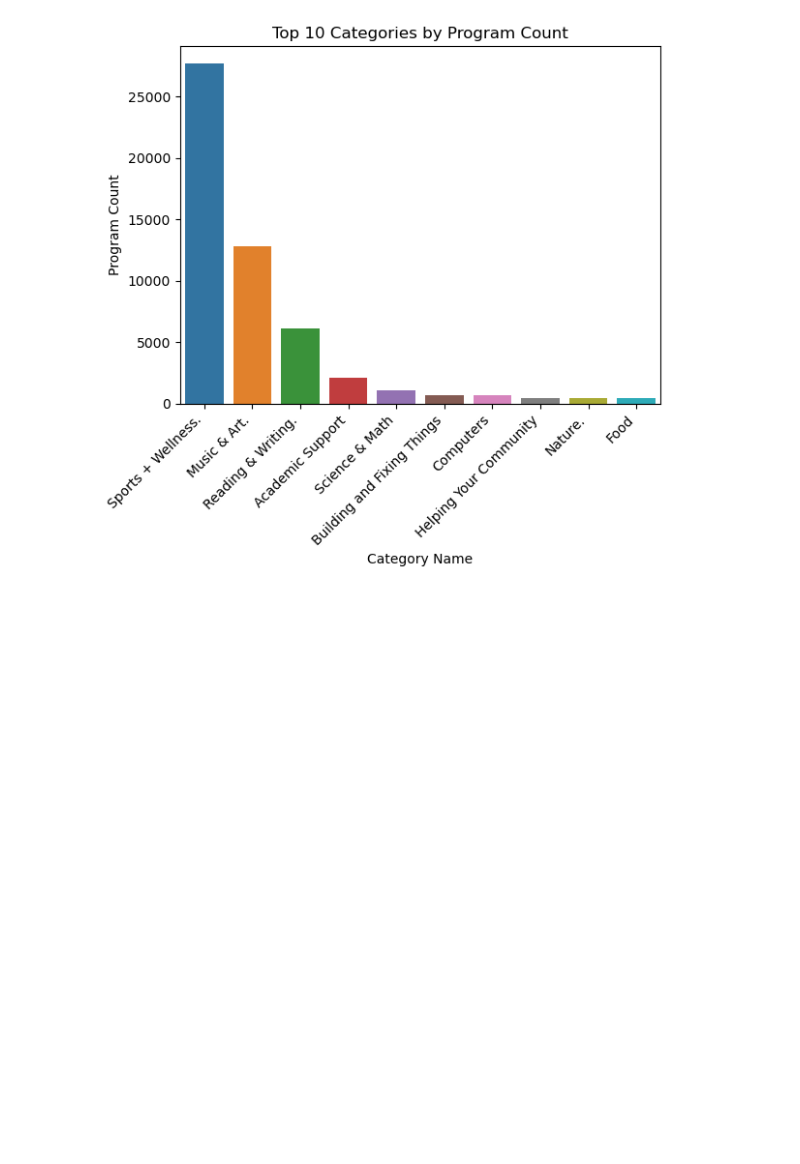
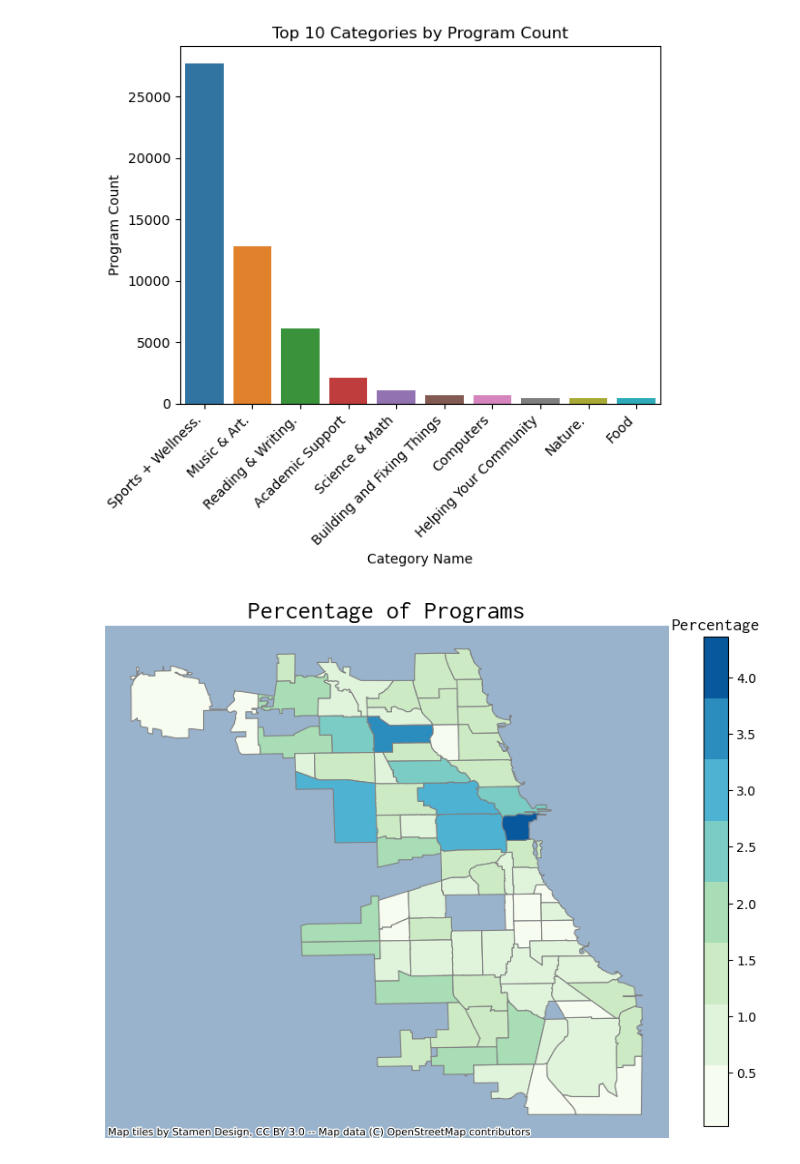
Before and after one commit to ishasharma2/stat390, a Jupyter notebook: eda.ipynb, the cells around one changed output. Drawn from its saved outputs; the diff is of its cells as text; code cells hidden in the pictures; blank space fills up the shorter version.

```diff
--- a/eda.ipynb
+++ b/eda.ipynb
@@ -167,35 +169,42 @@ plt.show()
 # %%
 # Read in the Chicago community area shapefile
 url = 'https://data.cityofchicago.org/api/geospatial/cauq-8yn6?method=export&format=GeoJSON'
-with urllib.request.urlopen(url) as url:
-    data = json.loads(url.read().decode())
-chicago = gpd.GeoDataFrame.from_features(data, crs='EPSG:4326')
+chicago = gpd.read_file(url)
 
-# Create a DataFrame with the count of unique program names in each geographic cluster
+# Calculate the percentage of programs in each community area
 total_programs = clean_data['Program Name'].nunique()
 program_counts = (clean_data.groupby('Geographic Cluster Name')['Program Name']
                   .nunique()
                   .reset_index(name='count')
                   .assign(percentage=lambda x: (x['count'] / total_programs) * 100))
-
-# Merge program_counts with chicago
 merged = chicago.merge(program_counts, left_on='community', right_on='Geographic Cluster Name')
 
-# Create a choropleth map
-m = folium.Map(location=[41.8781, -87.6298], zoom_start=10)
-folium.Choropleth(
-    geo_data=merged.to_json(),
-    name='choropleth',
-    data=merged,
-    columns=['community', 'percentage'],
-    key_on='feature.properties.community',
-    fill_color='YlGnBu',
-    fill_opacity=0.7,
-    line_opacity=0.2,
-    legend_name='Percentage of Programs'
-).add_to(m)
+# Create a custom colormap
+cmap = ListedColormap(['#f7fcf0', '#e0f3db', '#ccebc5', '#a8ddb5', '#7bccc4', '#4eb3d3', '#2b8cbe', '#08589e'])
 
-folium.LayerControl().add_to(m)
+font = {'family': 'Inconsolata',
+        'color':  'black',
+        'weight': 'normal',
+        'size': 20}
 
-m.save('map.html')
+# Create the plot
+fig, ax = plt.subplots(figsize=(10, 10))
+merged.plot(column='percentage', cmap=cmap, linewidth=0.8, edgecolor='gray', ax=ax)
+ax.set_title('Percentage of Programs', fontdict=font)
+ax.axis('off')
+
+# Add a legend
+sm = plt.cm.ScalarMappable(cmap=cmap, norm=plt.Normalize(vmin=merged['percentage'].min(), vmax=merged['percentage'].max()))
+sm._A = []
+cbar = fig.colorbar(sm, orientation='vertical', shrink=0.7)
+cbar.ax.set_title('Percentage', fontdict=font)
+cbar.ax.title.set_fontsize(14)
+
+# Add basemap tiles from OpenStreetMap
+ctx.add_basemap(ax)
+
+# Save the figure as a PNG image
+fig.savefig('map.png', dpi=300, bbox_inches='tight', pad_inches=0)
+# %% [output]
+[figure, added]
 # %%
```
Also changed, not shown: parts of 2 cells of this notebook, 2 other files.
